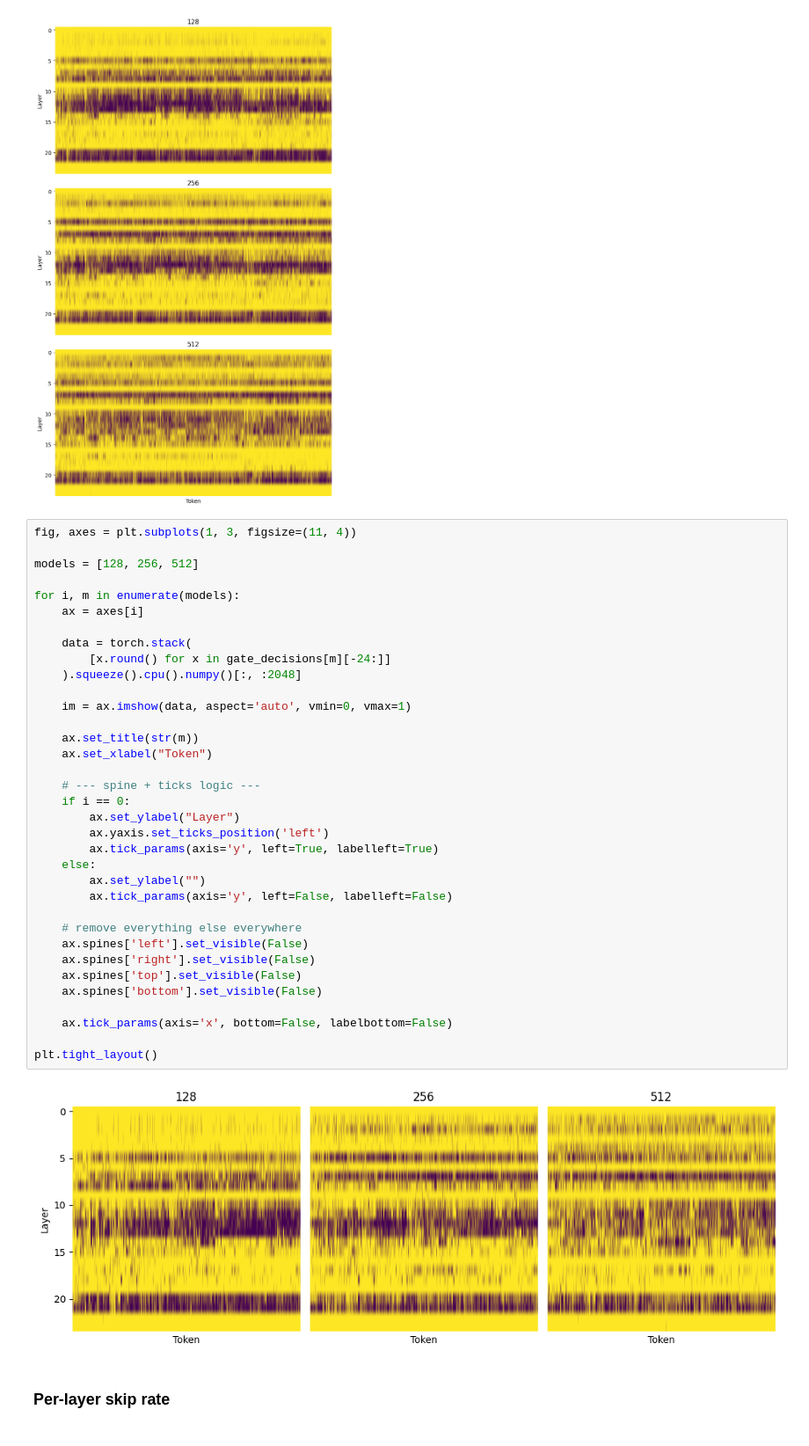
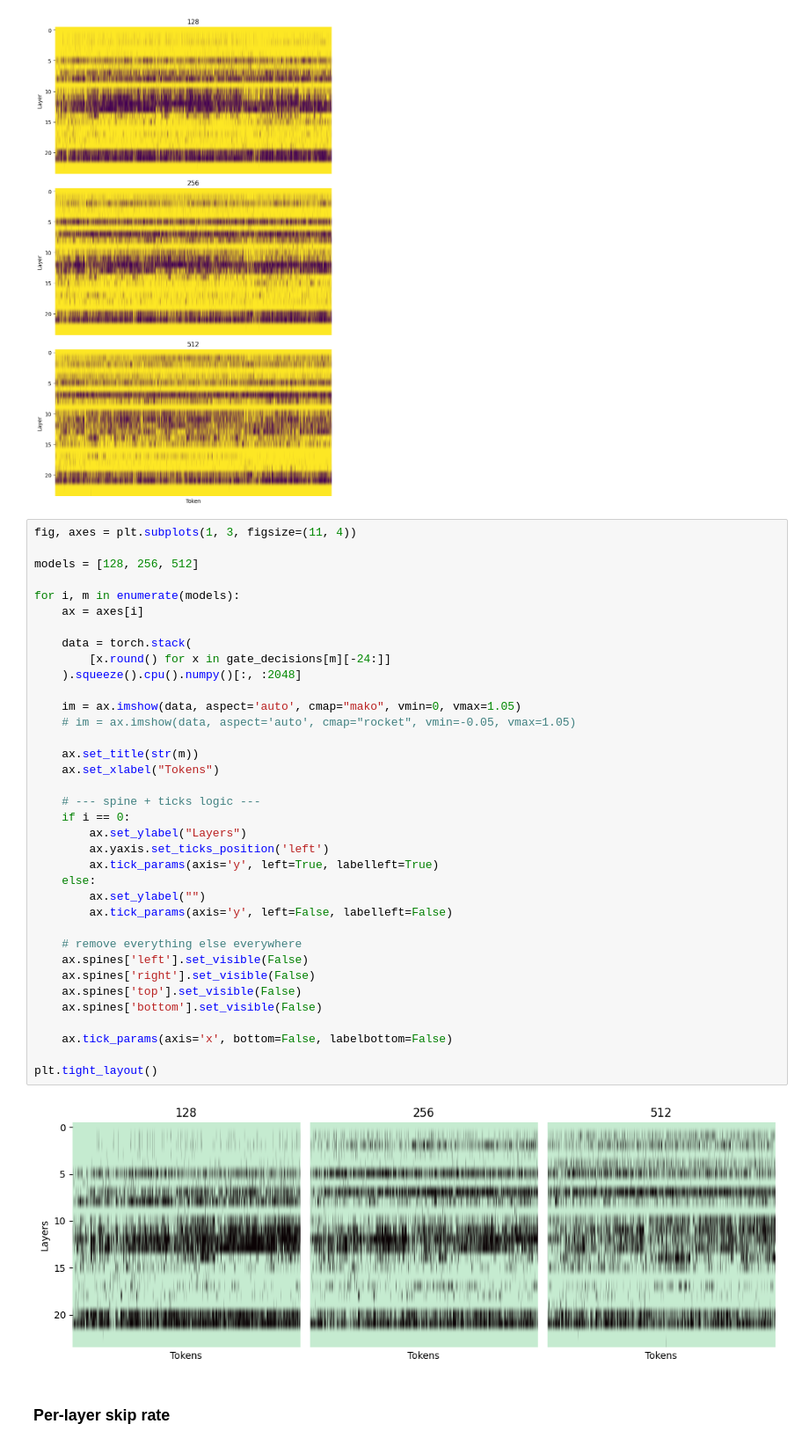
Before and after one commit to chutnakova5/Adaptive-layer-skipping, a Jupyter notebook: gates_evaluation.ipynb, the cells around one changed output. Shown at 88% size. Cells and saved outputs as stored; diff of their text form.

Commit message:
plots and statistics

```diff
--- a/gates_evaluation.ipynb
+++ b/gates_evaluation.ipynb
@@ -554,37 +554,38 @@ fig, axes = plt.subplots(1, 3, figsize=(11, 4))
 models = [128, 256, 512]
 
 for i, m in enumerate(models):
     ax = axes[i]
 
     data = torch.stack(
         [x.round() for x in gate_decisions[m][-24:]]
     ).squeeze().cpu().numpy()[:, :2048]
 
-    im = ax.imshow(data, aspect='auto', vmin=0, vmax=1)
+    im = ax.imshow(data, aspect='auto', cmap="mako", vmin=0, vmax=1.05)
+    # im = ax.imshow(data, aspect='auto', cmap="rocket", vmin=-0.05, vmax=1.05)
 
     ax.set_title(str(m))
-    ax.set_xlabel("Token")
+    ax.set_xlabel("Tokens")
 
     # --- spine + ticks logic ---
     if i == 0:
-        ax.set_ylabel("Layer")
+        ax.set_ylabel("Layers")
         ax.yaxis.set_ticks_position('left')
         ax.tick_params(axis='y', left=True, labelleft=True)
     else:
         ax.set_ylabel("")
         ax.tick_params(axis='y', left=False, labelleft=False)
 
     # remove everything else everywhere
     ax.spines['left'].set_visible(False)
     ax.spines['right'].set_visible(False)
     ax.spines['top'].set_visible(False)
     ax.spines['bottom'].set_visible(False)
 
     ax.tick_params(axis='x', bottom=False, labelbottom=False)
 
 plt.tight_layout()
 # %% [output]
-[figure, old version]
+[figure, new version]
 # %% [markdown]
 ### Per-layer skip rate
 # %%
```
Also changed, not shown: parts of 17 cells of this notebook, 4 other files.
